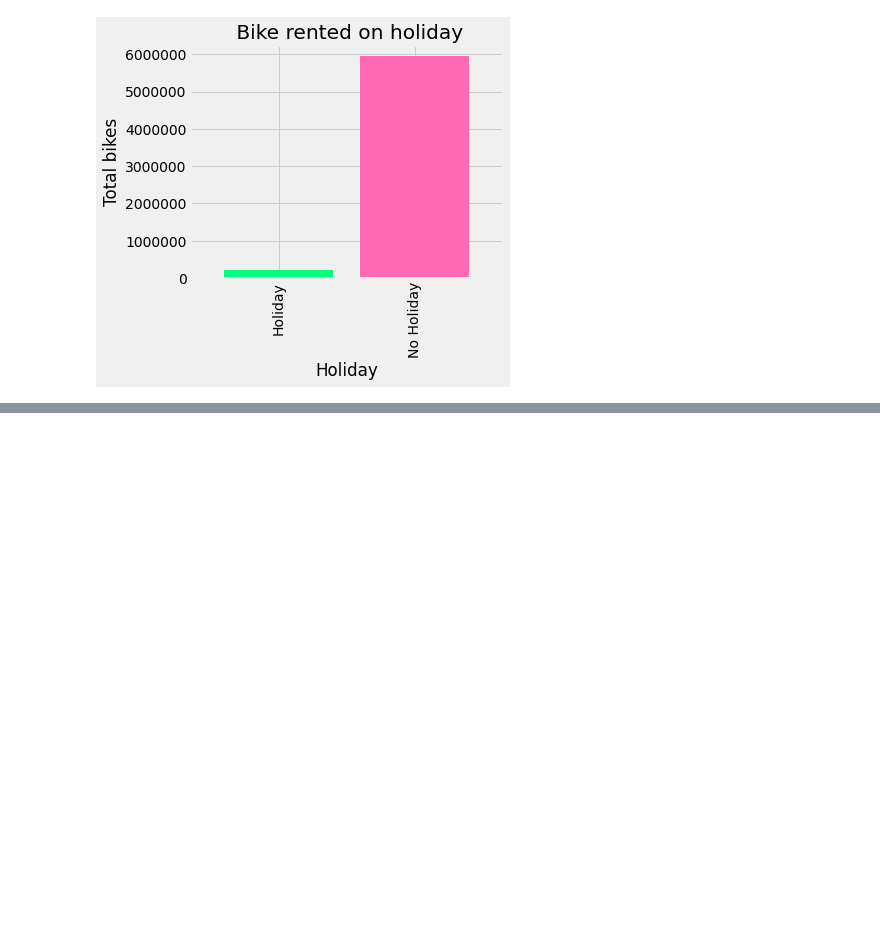
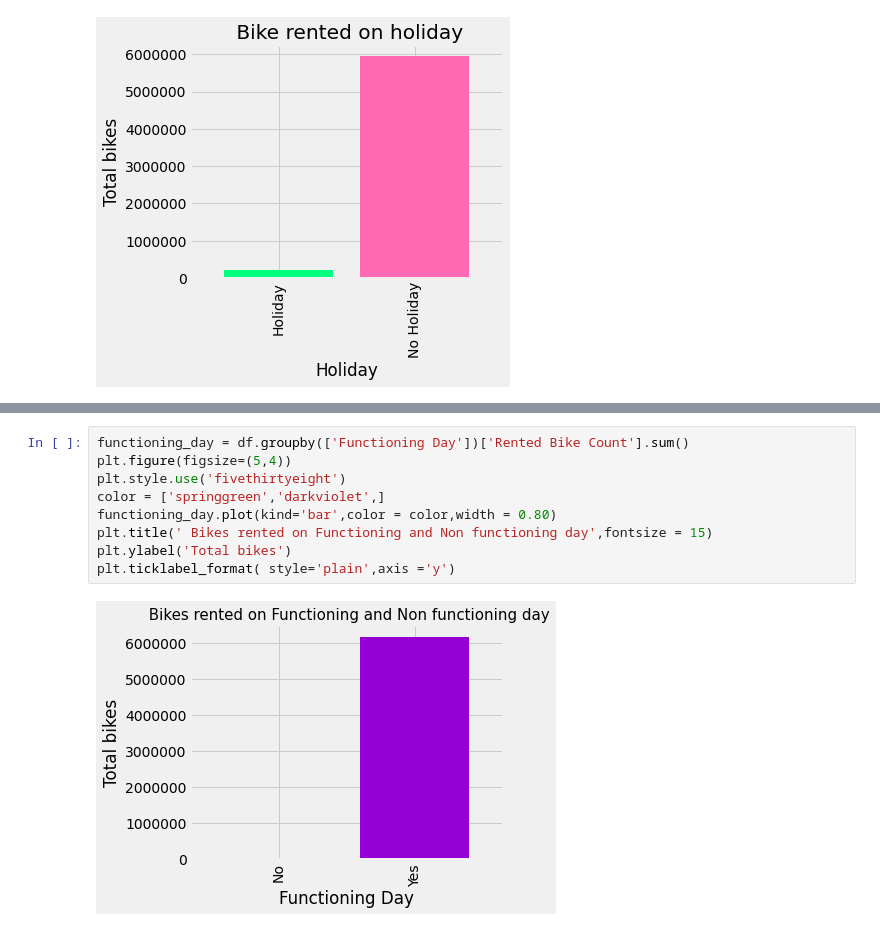
Before and after one commit to AYUSH-SHARMA25/BIKE-SHARING-DEMAND-PREDICTION-CAPSTONE-PROJECT, a Jupyter notebook: FINAL_COLAB_NOTEBOOK_Capstone_Project.ipynb, the cells around one changed output, grey strips where cells are left out. Drawn from its saved outputs; the diff is of its cells as text; blank space fills up the shorter version.

```diff
--- a/FINAL_COLAB_NOTEBOOK_Capstone_Project.ipynb
+++ b/FINAL_COLAB_NOTEBOOK_Capstone_Project.ipynb
@@ -152,0 +191,11 @@ plt.ticklabel_format( style='plain',axis ='y')
+# %%
+functioning_day = df.groupby(['Functioning Day'])['Rented Bike Count'].sum()
+plt.figure(figsize=(5,4))
+plt.style.use('fivethirtyeight')
+color = ['springgreen','darkviolet',]
+functioning_day.plot(kind='bar',color = color,width = 0.80)
+plt.title(' Bikes rented on Functioning and Non functioning day',fontsize = 15)
+plt.ylabel('Total bikes')
+plt.ticklabel_format( style='plain',axis ='y')
+# %% [output]
+[figure, added]
```
Also changed, not shown: parts of 8 cells of this notebook.
